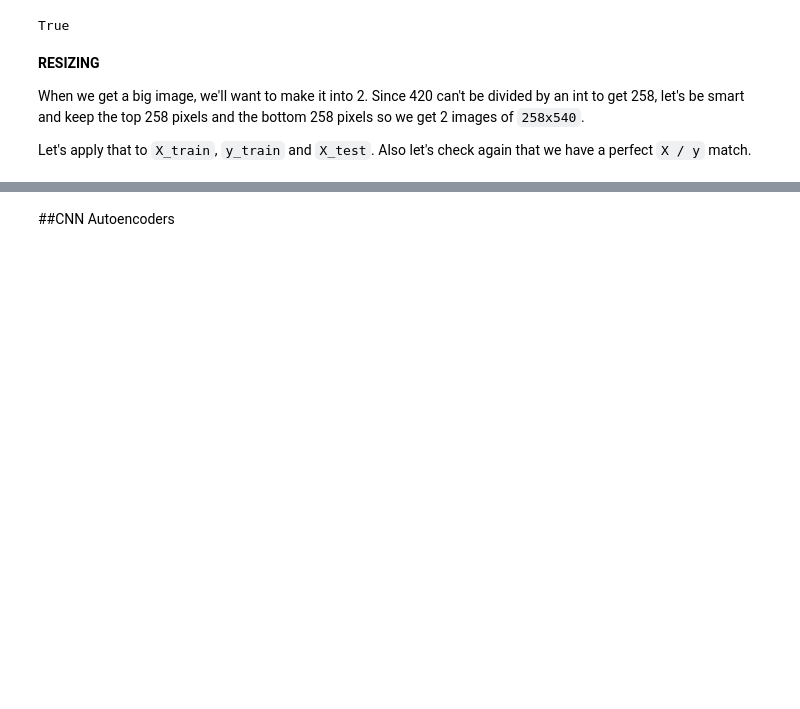
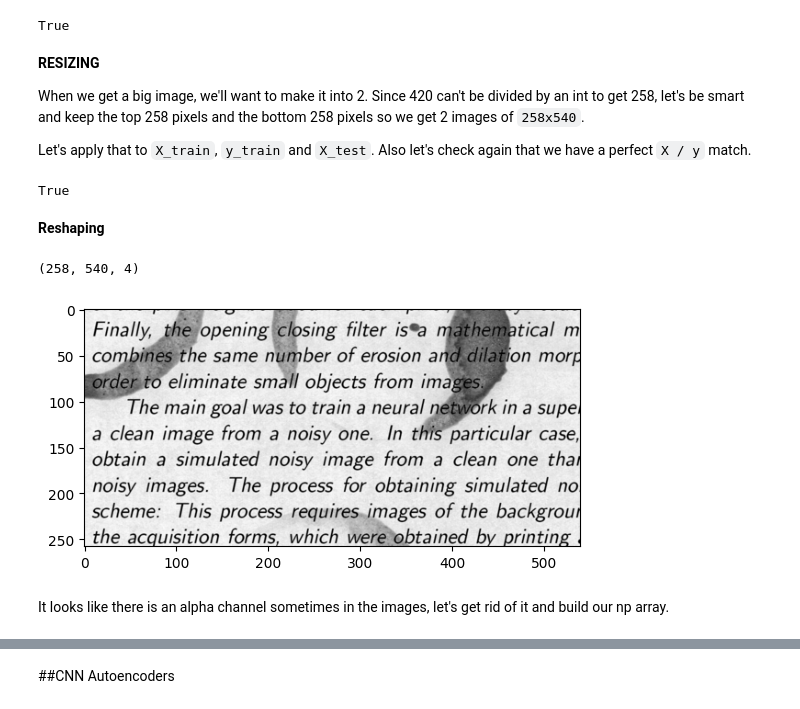
Before and after one commit to rahiakela/kaggle-competition-projects, a Jupyter notebook: denoising-dirty-documents/03_denoising_images_with_cnn_autoencoders.ipynb, the cells around one changed output, grey strips where cells are left out. Cells and saved outputs as stored; diff of their text form; code cells hidden in the pictures; blank space fills up the shorter version.

```diff
--- a/denoising-dirty-documents/03_denoising_images_with_cnn_autoencoders.ipynb
+++ b/denoising-dirty-documents/03_denoising_images_with_cnn_autoencoders.ipynb
@@ -197,0 +222,21 @@ Let's apply that to `X_train`, `y_train` and `X_test`. Also let's check again th
+# %%
+# Building new lists of images from the new folders
+train_images_resized = [os.path.join(f"{base_path}/train_resized", image) for image in os.listdir(f"{base_path}/train_resized")]
+test_images_resized = [os.path.join(f"{base_path}/test_resized", image) for image in os.listdir(f"{base_path}/test_resized")]
+cleaned_images_resized = [os.path.join(f"{base_path}/train_cleaned_resized", image) for image in os.listdir(f"{base_path}/train_cleaned_resized")]
+# %%
+train_images_resized.sort() == cleaned_images_resized.sort()
+# %% [output]
+True
+# %% [markdown]
+**Reshaping**
+# %%
+image_path = train_images_resized[100]
+img = plt.imread(image_path)
+plt.imshow(img, cmap="gray")
+img.shape
+# %% [output]
+(258, 540, 4)
+[figure, added]
+# %% [markdown]
+It looks like there is an alpha channel sometimes in the images, let's get rid of it and build our np array.
```
Also changed, not shown: parts of 8 cells of this notebook.
